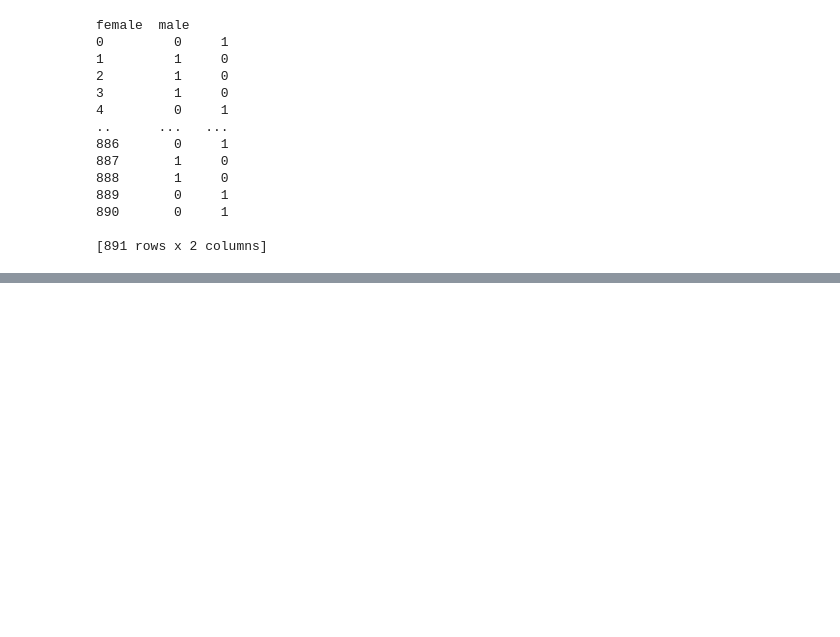
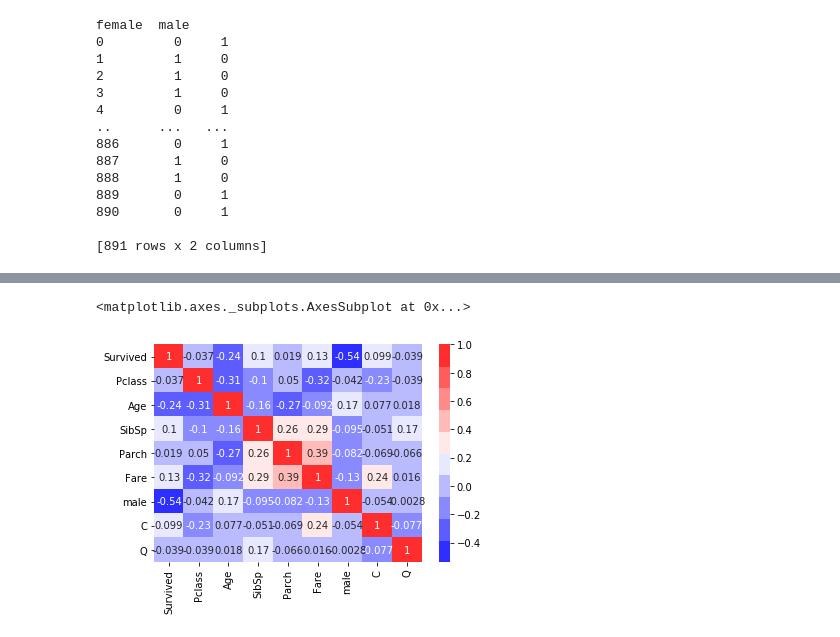
Before and after one commit to yoshida-bael/MachineLearning, a Jupyter notebook: Titanic.ipynb, the cells around one changed output, grey strips where cells are left out. Cells and saved outputs as stored; diff of their text form; code cells hidden in the pictures; blank space fills up the shorter version.

```diff
--- a/Titanic.ipynb
+++ b/Titanic.ipynb
@@ -76,5 +76,8 @@ df_train_proc = df_train_proc.drop('female',axis=1)
 # %%
 #Embarkedをダミー化する
 emb_dum = pd.get_dummies(df_train['Embarked'])
-df_train_proc = pd.concat()
+df_train_proc = pd.concat((df_train_proc,emb_dum),axis=1)
+df_train_proc = df_train_proc.drop('Embarked',axis=1)
+df_train_proc = df_train_proc.drop('S',axis=1)
+df_train_proc.head()
 # %% [output]
@@ -113,0 +106,10 @@ print(model2.score(test_X,test_y))
+# %%
+#Cabinは欠損が多いから一回落としてみる、非構造データであるNameもTicketも落とす
+df_train_proc_dn = df_train_proc.dropna()
+df_train_proc_dn = df_train_proc_dn.drop('PassengerId',axis=1)
+df_train_proc_dn = df_train_proc_dn.drop('Name',axis=1)
+df_train_proc_dn = df_train_proc_dn.drop('Ticket',axis=1)
+df_train_proc_dn = df_train_proc_dn.drop('Cabin',axis=1)
+
+#データを落としたらSurvivedに対する相関関係を見る
+df_train_proc_dn.corr()
@@ -113,0 +127,11 @@ print(model2.score(test_X,test_y))
+# %%
+#視覚化する
+#このときTitanicという環境にseabornを入れていなかったのでエラーはいた
+#base環境で実行していた
+#プロンプトにbaseと書いてあるのでconda activate 環境名で環境を変更
+#pipとcondaは違うので気をつける
+import seaborn as sns
+sns.heatmap(df_train_proc_dn.corr(),cmap=sns.color_palette('bwr',10),annot=True)
+# %% [output]
+<matplotlib.axes._subplots.AxesSubplot at 0x...>
+[figure, added]
```
Also changed, not shown: parts of 8 cells of this notebook.
